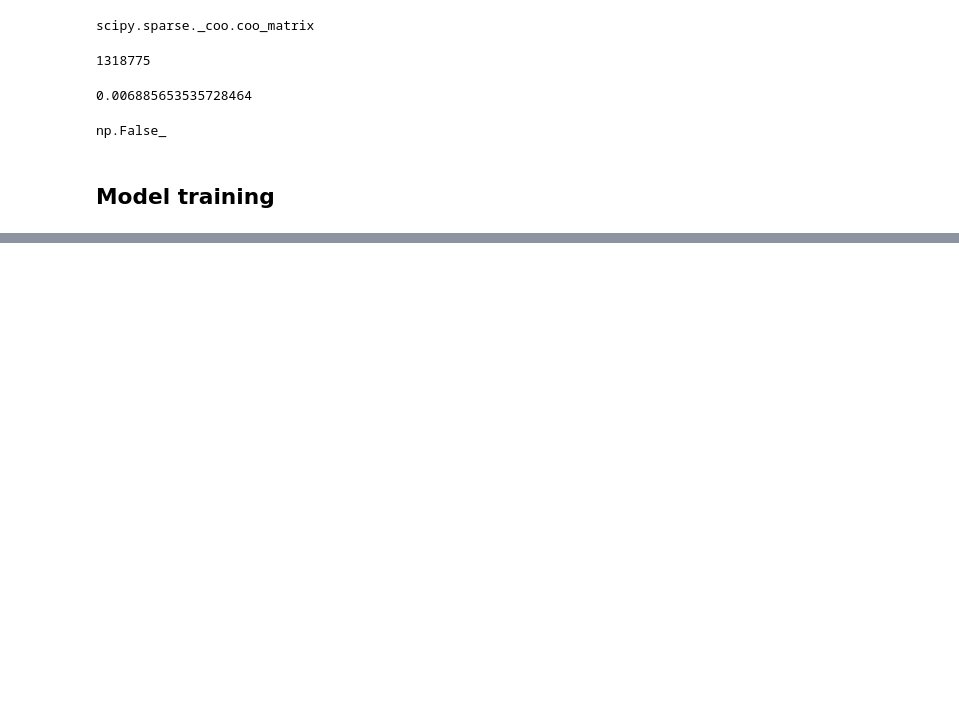
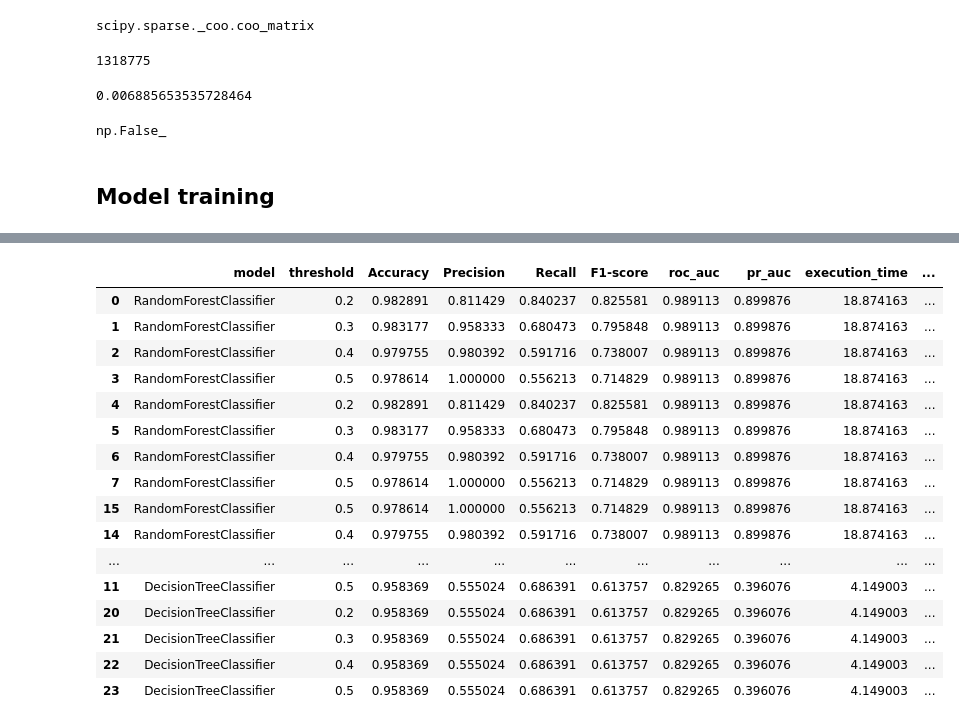
Before and after one commit to SpencerLimSzeSing/fraudulent-job-prediction, a Jupyter notebook: notebook/notebook.ipynb, the cells around one changed output, grey strips where cells are left out. Drawn from its saved outputs; the diff is of its cells as text; code cells hidden in the pictures; blank space fills up the shorter version.

```diff
--- a/notebook/notebook.ipynb
+++ b/notebook/notebook.ipynb
@@ -995,0 +1325,21 @@ Model Comparison:
+# %%
+results_df = pd.DataFrame(results)
+results_df.sort_values(by="pr_auc", ascending=False)
+# %% [output]
+|  | model | threshold | Accuracy | Precision | Recall | F1-score | roc_auc | pr_auc | execution_time | ... |
+| 0 | RandomForestClassifier | 0.2 | 0.982891 | 0.811429 | 0.840237 | 0.825581 | 0.989113 | 0.899876 | 18.874163 | ... |
+| 1 | RandomForestClassifier | 0.3 | 0.983177 | 0.958333 | 0.680473 | 0.795848 | 0.989113 | 0.899876 | 18.874163 | ... |
+| 2 | RandomForestClassifier | 0.4 | 0.979755 | 0.980392 | 0.591716 | 0.738007 | 0.989113 | 0.899876 | 18.874163 | ... |
+| 3 | RandomForestClassifier | 0.5 | 0.978614 | 1.000000 | 0.556213 | 0.714829 | 0.989113 | 0.899876 | 18.874163 | ... |
+| 4 | RandomForestClassifier | 0.2 | 0.982891 | 0.811429 | 0.840237 | 0.825581 | 0.989113 | 0.899876 | 18.874163 | ... |
+| 5 | RandomForestClassifier | 0.3 | 0.983177 | 0.958333 | 0.680473 | 0.795848 | 0.989113 | 0.899876 | 18.874163 | ... |
+| 6 | RandomForestClassifier | 0.4 | 0.979755 | 0.980392 | 0.591716 | 0.738007 | 0.989113 | 0.899876 | 18.874163 | ... |
+| 7 | RandomForestClassifier | 0.5 | 0.978614 | 1.000000 | 0.556213 | 0.714829 | 0.989113 | 0.899876 | 18.874163 | ... |
+| 15 | RandomForestClassifier | 0.5 | 0.978614 | 1.000000 | 0.556213 | 0.714829 | 0.989113 | 0.899876 | 18.874163 | ... |
+| 14 | RandomForestClassifier | 0.4 | 0.979755 | 0.980392 | 0.591716 | 0.738007 | 0.989113 | 0.899876 | 18.874163 | ... |
+| ... | ... | ... | ... | ... | ... | ... | ... | ... | ... | ... |
+| 11 | DecisionTreeClassifier | 0.5 | 0.958369 | 0.555024 | 0.686391 | 0.613757 | 0.829265 | 0.396076 | 4.149003 | ... |
+| 20 | DecisionTreeClassifier | 0.2 | 0.958369 | 0.555024 | 0.686391 | 0.613757 | 0.829265 | 0.396076 | 4.149003 | ... |
+| 21 | DecisionTreeClassifier | 0.3 | 0.958369 | 0.555024 | 0.686391 | 0.613757 | 0.829265 | 0.396076 | 4.149003 | ... |
+| 22 | DecisionTreeClassifier | 0.4 | 0.958369 | 0.555024 | 0.686391 | 0.613757 | 0.829265 | 0.396076 | 4.149003 | ... |
+| 23 | DecisionTreeClassifier | 0.5 | 0.958369 | 0.555024 | 0.686391 | 0.613757 | 0.829265 | 0.396076 | 4.149003 | ... |
```
Also changed, not shown: parts of 10 cells of this notebook, 1 other file.
